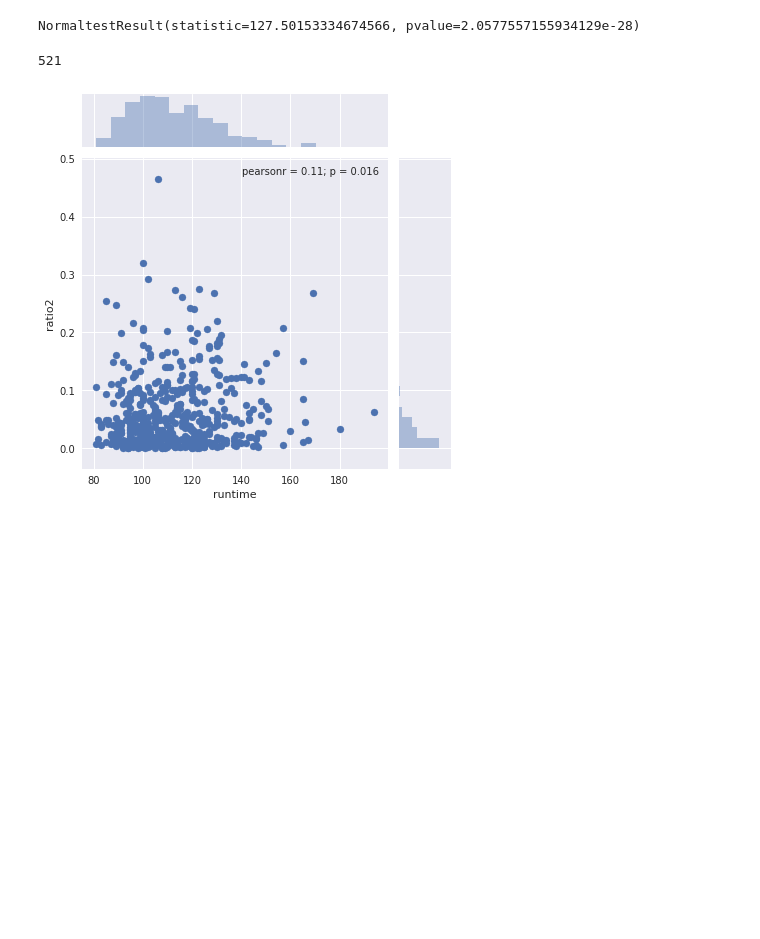
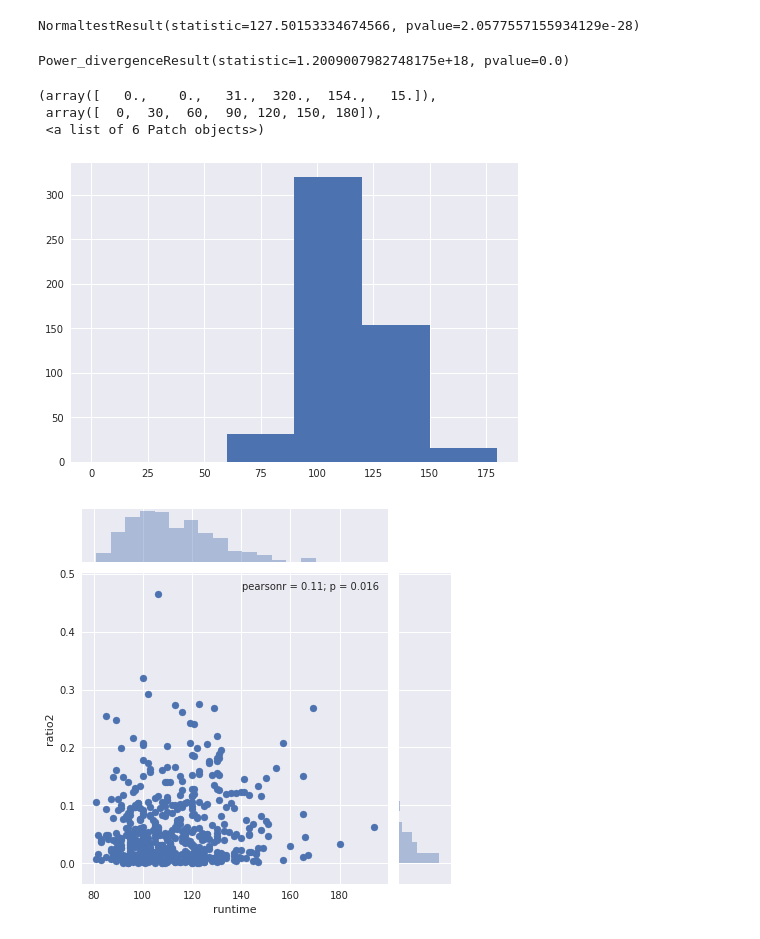
Before and after one commit to SeokJong/DSS4_smallproj_8th, a Jupyter notebook: Scraping/Mojo.ipynb, the cells around one changed output. Saved outputs shown, nothing was run; the diff lists cells and outputs as text; code cells hidden in the pictures; blank space fills up the shorter version.

```diff
--- a/Scraping/Mojo.ipynb
+++ b/Scraping/Mojo.ipynb
@@ -190,7 +190,7 @@ for i in dbq[0:3]:
 {u'realease_kor': u'12/16/10', u'runtime': u'2 hrs. 30 min.', u'Webpage': u'/movies/?id=harrypotter7.htm', u'Mname': u'Harry Potter and the Deathly Hallows Part 1', u'Domestic': u'$296.0', u'budget':  ...
 # %%
 dbs = Database()
-dbq = dbs.collection.find({"runtime" : { "$exists" : False }})
+dbq = dbs.collection.find({"runtime" : { "$exists" : True }})
 #dbq = dbs.collection.find()
 
 
@@ -352,10 +342,28 @@ sp.stats.normaltest(np.log(res['ratio3']))
 [figure]
 [figure]
 NormaltestResult(statistic=127.50153334674566, pvalue=2.0577557155934129e-28)
+# %%
+np.random.seed(0)
+N1 = len(res['ratio3'])
+x2 = np.log(res['ratio3'])
+x2 -= x2.mean()
+x2 /= x2.std()
+print sp.stats.chisquare(x2)
+#x1 = sp.stats.chisquare(x2.mean(),x2.std()).rvs(N1*100)
+#sns.distplot(x1)
+#sns.distplot(x2)
+#plt.show()
+# %% [output]
+Power_divergenceResult(statistic=1.2009007982748175e+18, pvalue=0.0)
+# %%
+plt.hist(res['runtime'],bins=[0,30,60,90,120,150,180])
+# %% [output]
+(array([   0.,    0.,   31.,  320.,  154.,   15.]),
+ array([  0,  30,  60,  90, 120, 150, 180]),
+ <a list of 6 Patch objects>)
+[figure, added]
 # %%
 print len(res['runtime'])
-# %% [output]
-521
 # %%
 sns.jointplot(x="runtime", y="ratio2", data=res);
 plt.xlim(30,200)
```
Also changed, not shown: parts of 9 cells of this notebook, 6 other files.
